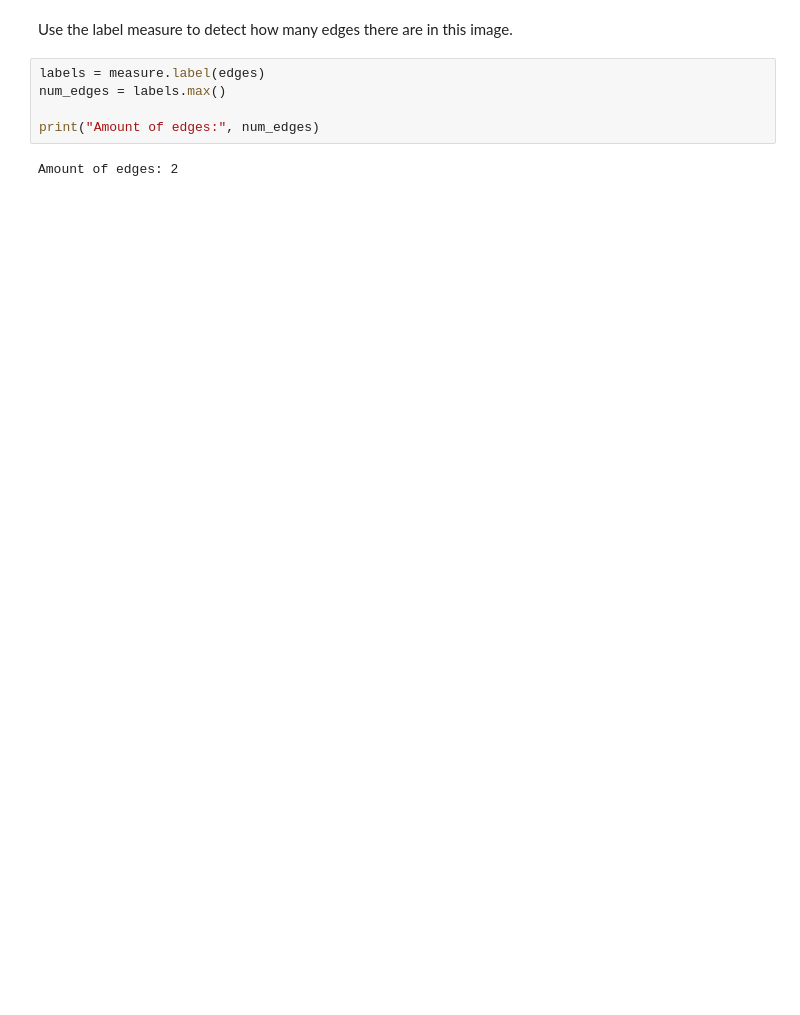
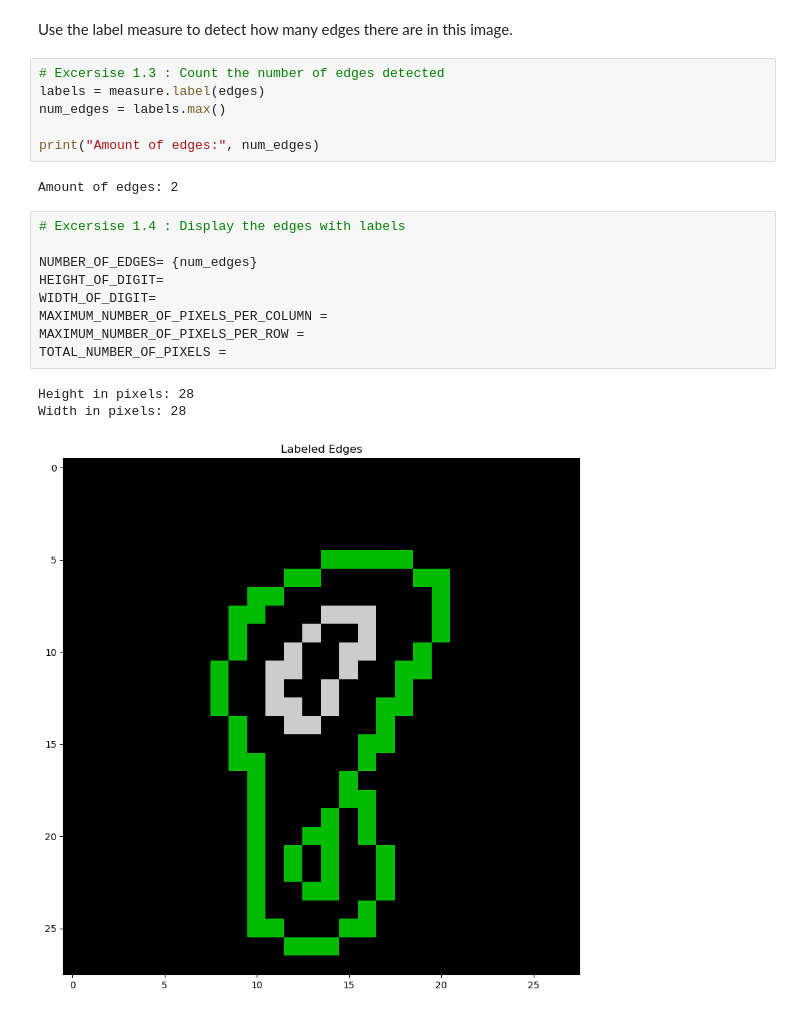
Before and after one commit to MexxDirkx/Machine_Learning_DS6, a Jupyter notebook: Case-Study_group7.ipynb, the cells around one changed output. Saved outputs shown, nothing was run; the diff lists cells and outputs as text; blank space fills up the shorter version.

```diff
--- a/Case-Study_group7.ipynb
+++ b/Case-Study_group7.ipynb
@@ -35,9 +53,23 @@ plt.imshow(edges)
 # %% [markdown]
 Use the label measure to detect how many edges there are in this image.
 # %%
+# Excersise 1.3 : Count the number of edges detected
 labels = measure.label(edges)
 num_edges = labels.max()
 
 print("Amount of edges:", num_edges)
 # %% [output]
 Amount of edges: 2
+# %%
+# Excersise 1.4 : Display the edges with labels
+
+NUMBER_OF_EDGES= {num_edges}
+HEIGHT_OF_DIGIT=
+WIDTH_OF_DIGIT=
+MAXIMUM_NUMBER_OF_PIXELS_PER_COLUMN =
+MAXIMUM_NUMBER_OF_PIXELS_PER_ROW =
+TOTAL_NUMBER_OF_PIXELS =
+# %% [output]
+Height in pixels: 28
+Width in pixels: 28
+[figure, added]
```
Also changed, not shown: parts of 1 cell of this notebook.
